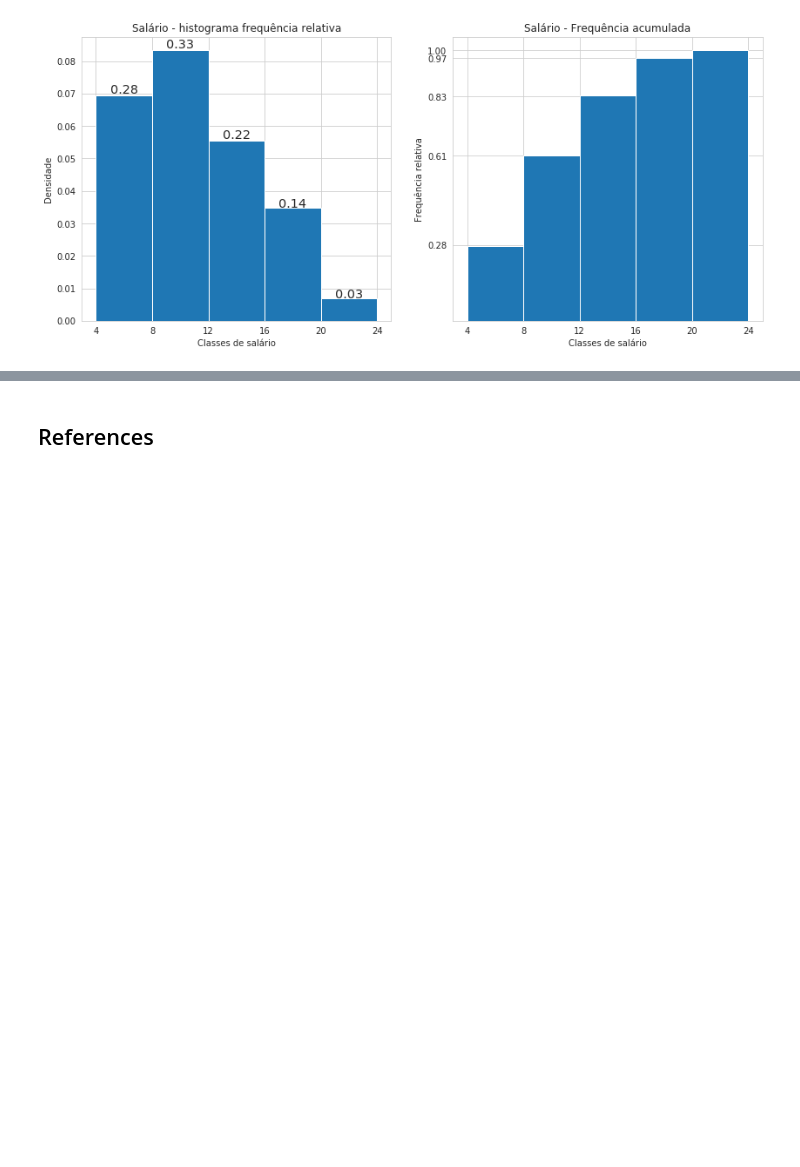
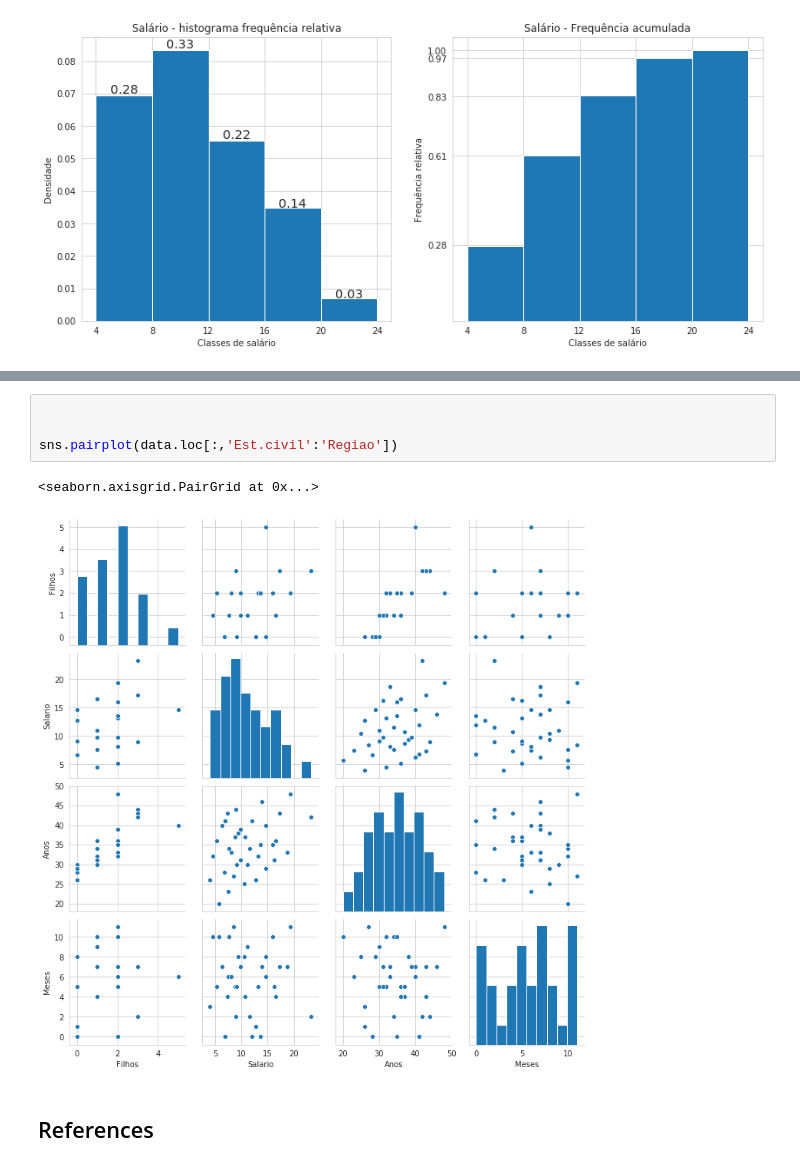
Before and after one commit to RobertGarciadSilva/python-notebooks, a Jupyter notebook: notebooks/some_EDA/eda_MILSA_01.ipynb, the cells around one changed output, grey strips where cells are left out. Saved outputs shown, nothing was run; the diff lists cells and outputs as text; blank space fills up the shorter version.

```diff
--- a/notebooks/some_EDA/eda_MILSA_01.ipynb
+++ b/notebooks/some_EDA/eda_MILSA_01.ipynb
@@ -356,3 +473,10 @@ plt.show()
+# %%
+
+
+sns.pairplot(data.loc[:,'Est.civil':'Regiao'])
+# %% [output]
+<seaborn.axisgrid.PairGrid at 0x...>
+[figure, added]
 # %% [markdown]
 ## References
 # %% [markdown]
```
Also changed, not shown: parts of 22 cells of this notebook, 2 other files.
